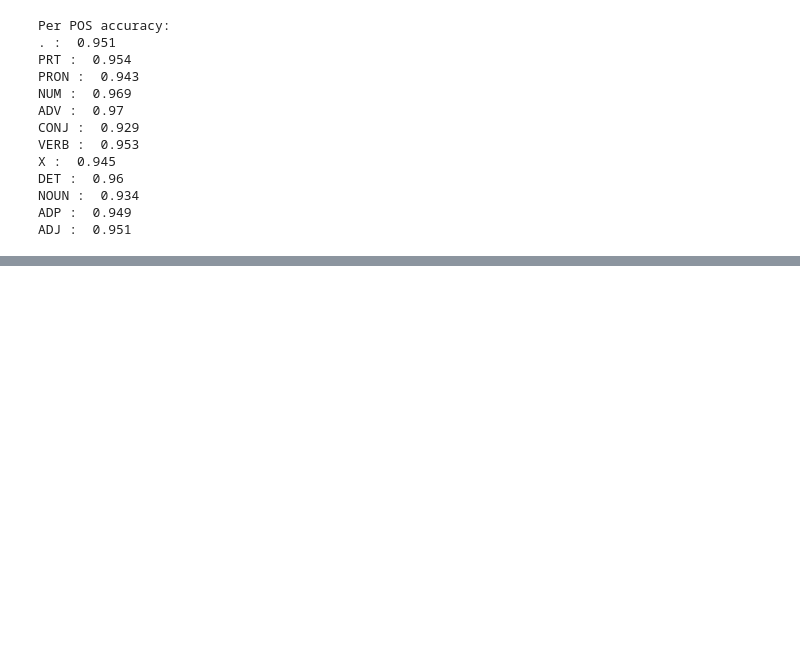
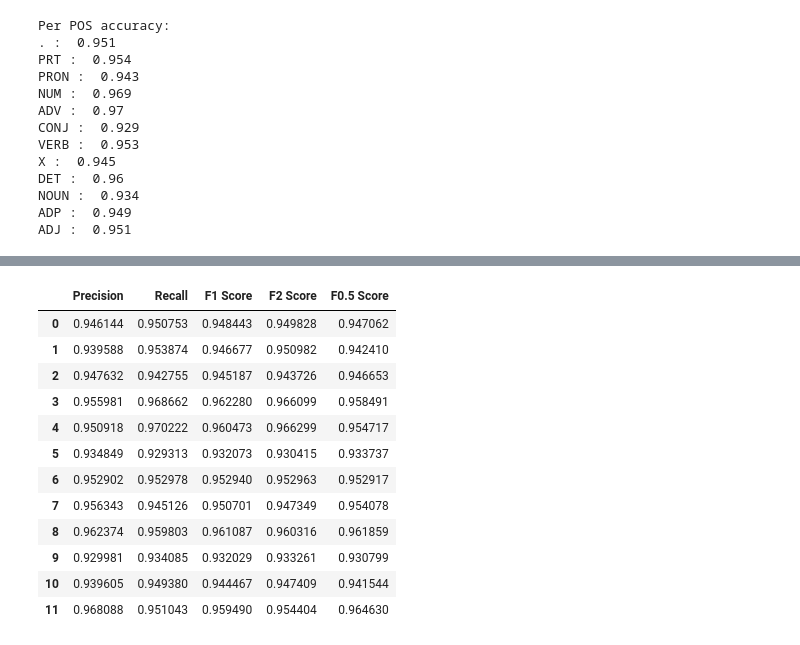
Before and after one commit to Pulkit-m/HMM_pos_tagger, a Jupyter notebook: HMM/Results.ipynb, the cells around one changed output, grey strips where cells are left out. Saved outputs shown, nothing was run; the diff lists cells and outputs as text; code cells hidden in the pictures; blank space fills up the shorter version.

```diff
--- a/HMM/Results.ipynb
+++ b/HMM/Results.ipynb
@@ -120,3 +185,13 @@ DET :  0.96
 NOUN :  0.934
 ADP :  0.949
 ADJ :  0.951
+# %%
+confusion_matrix = HMM_vector_results['confusion_matrix']
+print(c_mat.shape)
+
+num_tags = confusion_matrix.shape[0]
+precision = np.zeros(num_tags)
+recall = np.zeros(num_tags)
+f1_score = np.zeros(num_tags)
+f2_score = np.zeros(num_tags)
+f0_5_score = np.zeros(num_tags)
@@ -122,0 +200,18 @@ ADJ :  0.951
+# %%
+for i in range(num_tags):
+    tp = confusion_matrix[i, i]
+    fp = np.sum(confusion_matrix[:, i]) - tp
+    fn = np.sum(confusion_matrix[i, :]) - tp
+    tn = np.sum(confusion_matrix) - tp - fp - fn
+
+    precision[i] = tp / (tp + fp)
+    recall[i] = tp / (tp + fn)
+    f1_score[i] = 2 * precision[i] * recall[i] / (precision[i] + recall[i])
+    f2_score[i] = (5 * precision[i] * recall[i]) / (4 * precision[i] + recall[i])
+    f0_5_score[i] = (1.25 * precision[i] * recall[i]) / (0.25 * precision[i] + recall[i])
+
+print('Precision:', precision)
+print('Recall:', recall)
+print('F1 Score:', f1_score)
+print('F2 Score:', f2_score)
+print('F0.5_score:', f0_5_score)
@@ -122,0 +229,23 @@ ADJ :  0.951
+# %%
+metrics_vector = pd.DataFrame({
+    'Precision':precision,
+    'Recall': recall,
+    'F1 Score': f1_score,
+    'F2 Score': f2_score,
+    'F0.5 Score': f0_5_score
+})
+metrics_vector
+# %% [output]
+|  | Precision | Recall | F1 Score | F2 Score | F0.5 Score |
+| 0 | 0.946144 | 0.950753 | 0.948443 | 0.949828 | 0.947062 |
+| 1 | 0.939588 | 0.953874 | 0.946677 | 0.950982 | 0.942410 |
+| 2 | 0.947632 | 0.942755 | 0.945187 | 0.943726 | 0.946653 |
+| 3 | 0.955981 | 0.968662 | 0.962280 | 0.966099 | 0.958491 |
+| 4 | 0.950918 | 0.970222 | 0.960473 | 0.966299 | 0.954717 |
+| 5 | 0.934849 | 0.929313 | 0.932073 | 0.930415 | 0.933737 |
+| 6 | 0.952902 | 0.952978 | 0.952940 | 0.952963 | 0.952917 |
+| 7 | 0.956343 | 0.945126 | 0.950701 | 0.947349 | 0.954078 |
+| 8 | 0.962374 | 0.959803 | 0.961087 | 0.960316 | 0.961859 |
+| 9 | 0.929981 | 0.934085 | 0.932029 | 0.933261 | 0.930799 |
+| 10 | 0.939605 | 0.949380 | 0.944467 | 0.947409 | 0.941544 |
+| 11 | 0.968088 | 0.951043 | 0.959490 | 0.954404 | 0.964630 |
```
Also changed, not shown: parts of 8 cells of this notebook.
